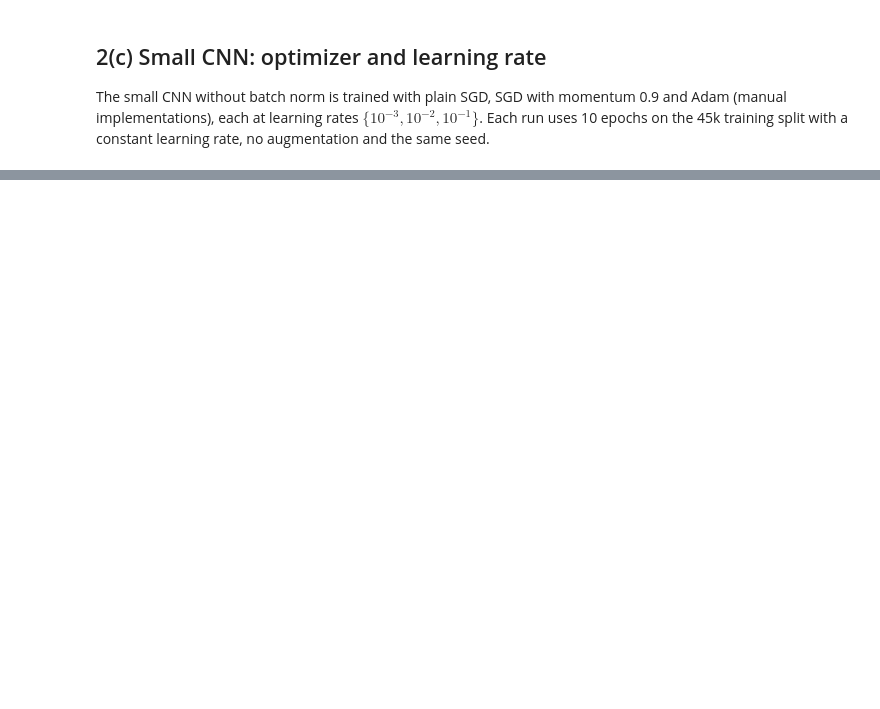
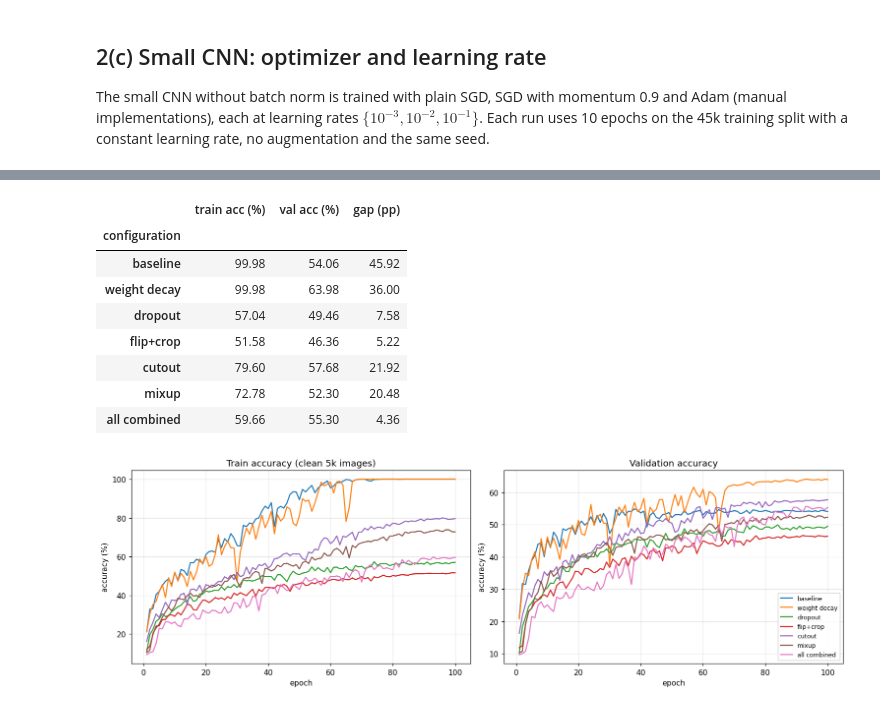
Before and after one commit to pasindudarshana/EN4554-Assignment-2-on-CNNs, a Jupyter notebook: EN4554_Assignment_2_on_CNNs.ipynb, the cells around one changed output, grey strips where cells are left out. Cells and saved outputs as stored; diff of their text form; code cells hidden in the pictures; blank space fills up the shorter version.

```diff
--- a/EN4554_Assignment_2_on_CNNs.ipynb
+++ b/EN4554_Assignment_2_on_CNNs.ipynb
@@ -581,0 +633,23 @@ print("Final validation accuracy (%)"); display(table)
+# %%
+N_SUB, EPOCHS_3A = 5000, 100
+sub = torch.randperm(len(X_train), generator=torch.Generator().manual_seed(SEED))[:N_SUB].to(device)
+X5, y5 = X_train[sub], y_train[sub]
+
+CONFIGS = {
+    "baseline":     dict(),
+    "weight decay": dict(wd=5e-3),
+    "dropout":      dict(dropout=0.3),
+    "flip+crop":    dict(augment=flip_crop),
+    "cutout":       dict(augment=lambda x: cutout(x, 16)),
+    "mixup":        dict(mixup_alpha=0.4),
+    "all combined": dict(wd=5e-3, dropout=0.3, augment=all_aug, mixup_alpha=0.4),
+}
+
+res3a = {}
+for name, cfg in CONFIGS.items():
+    set_seed()
+    model = SmallCNN(bn=True, dropout=cfg.get("dropout", 0.0)).to(device)
+    opt = torch.optim.SGD(model.parameters(), lr=0.05, momentum=0.9, weight_decay=cfg.get("wd", 0.0))
+    sched = torch.optim.lr_scheduler.CosineAnnealingLR(opt, T_max=EPOCHS_3A * steps_per_epoch(N_SUB))
+    res3a[name] = train(model, opt, EPOCHS_3A, X5, y5, scheduler=sched, augment=cfg.get("augment"),
+                        mixup_alpha=cfg.get("mixup_alpha", 0.0), track_train_acc=True, name=name)
@@ -581,0 +674,26 @@ print("Final validation accuracy (%)"); display(table)
+# %%
+rows = []
+for name, h in res3a.items():
+    tr, va = h["train_acc"][-1] * 100, h["val_acc"][-1] * 100
+    rows.append({"configuration": name, "train acc (%)": tr, "val acc (%)": va, "gap (pp)": tr - va})
+display(pd.DataFrame(rows).set_index("configuration").round(2))
+
+fig, ax = plt.subplots(1, 2, figsize=(14, 4.5))
+ep = np.arange(1, EPOCHS_3A + 1)
+for i, (name, h) in enumerate(res3a.items()):
+    ax[0].plot(ep, np.array(h["train_acc"]) * 100, color=plt.cm.tab10(i), label=name)
+    ax[1].plot(ep, np.array(h["val_acc"]) * 100, color=plt.cm.tab10(i), label=name)
+ax[0].set(xlabel="epoch", ylabel="accuracy (%)", title="Train accuracy (clean 5k images)")
+ax[1].set(xlabel="epoch", ylabel="accuracy (%)", title="Validation accuracy"); ax[1].legend(fontsize=8, loc="lower right")
+plt.tight_layout(); plt.show()
+# %% [output]
+|  | train acc (%) | val acc (%) | gap (pp) |
+| configuration |  |  |  |
+| baseline | 99.98 | 54.06 | 45.92 |
+| weight decay | 99.98 | 63.98 | 36.00 |
+| dropout | 57.04 | 49.46 | 7.58 |
+| flip+crop | 51.58 | 46.36 | 5.22 |
+| cutout | 79.60 | 57.68 | 21.92 |
+| mixup | 72.78 | 52.30 | 20.48 |
+| all combined | 59.66 | 55.30 | 4.36 |
+[figure, added]
```
Also changed, not shown: parts of 26 cells of this notebook.
